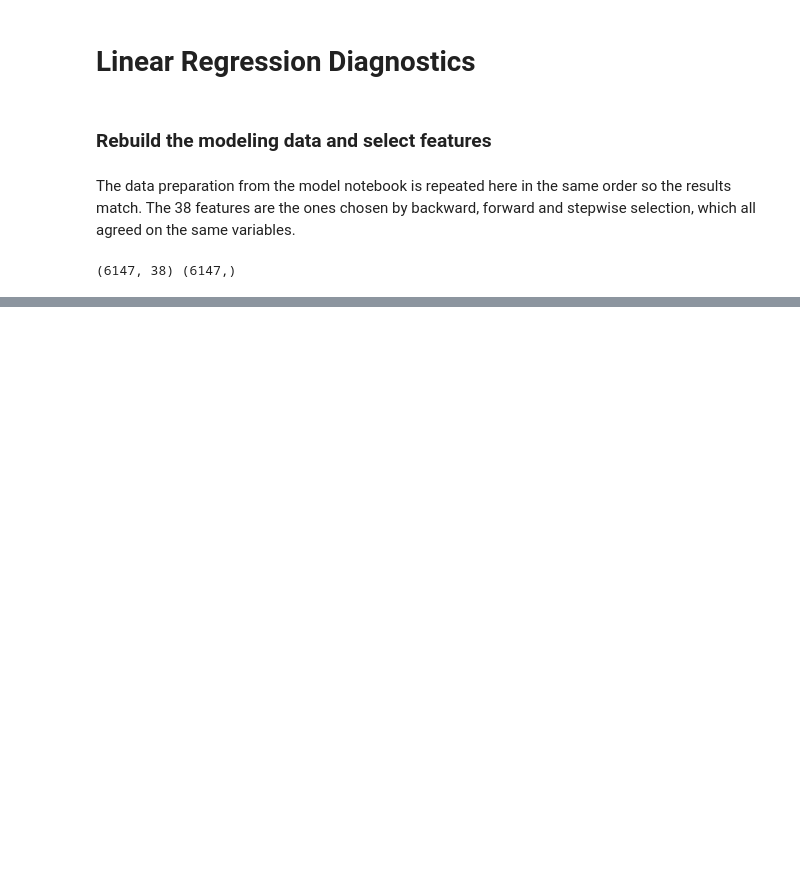
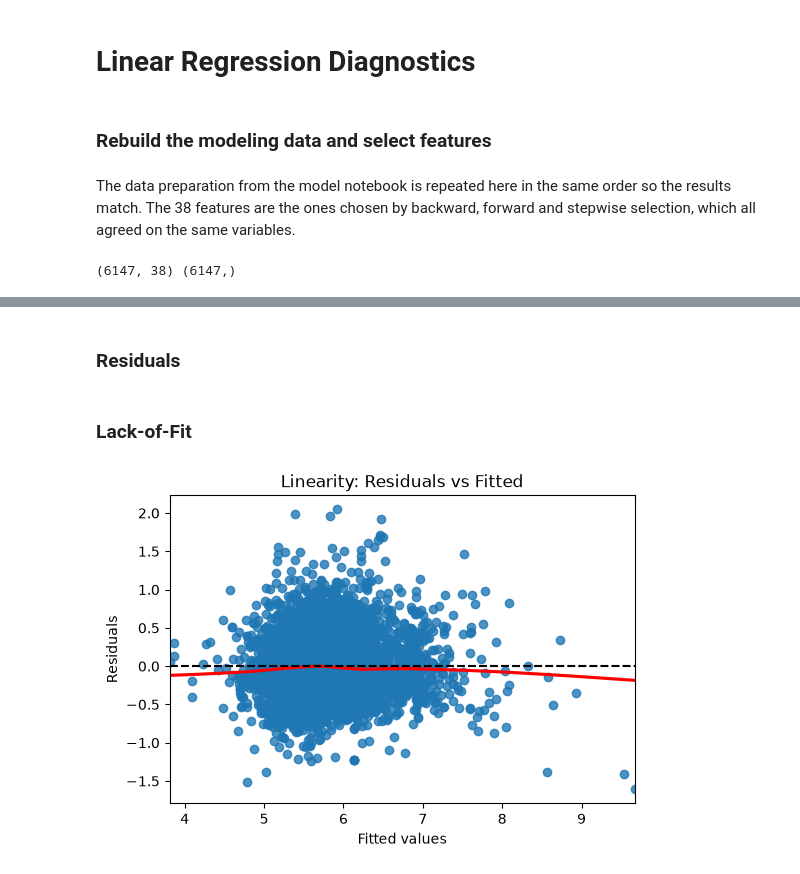
Before and after one commit to seanj2508/nashville_airbnb_ml, a Jupyter notebook: notebooks/diagnostics.ipynb, the cells around one changed output, grey strips where cells are left out. Drawn from its saved outputs; the diff is of its cells as text; code cells hidden in the pictures; blank space fills up the shorter version.

Commit message:
Ran residual and unequal variance testing

```diff
--- a/notebooks/diagnostics.ipynb
+++ b/notebooks/diagnostics.ipynb
@@ -51,0 +54,10 @@ print(X_reduced.shape, y.shape)
+# %%
+import statsmodels.api as sm
+
+# Subset the DataFrame to selected features
+X_selected = X_reduced[selected_features].copy()
+X_selected = sm.add_constant(X_selected)
+model = sm.OLS(y, X_selected).fit()
+
+# Summary with p-values, coefficients, R², etc.
+print(model.summary())
@@ -51,0 +82,24 @@ print(X_reduced.shape, y.shape)
+# %% [markdown]
+### Residuals
+# %%
+import numpy as np
+import seaborn as sns
+import matplotlib.pyplot as plt
+
+from scipy import stats
+
+fitted = model.fittedvalues
+residuals = model.resid
+standardized_residuals = residuals / np.sqrt(model.mse_resid)
+# %% [markdown]
+### Lack-of-Fit
+# %%
+plt.figure(figsize=(6, 4))
+sns.residplot(x=fitted, y=residuals, lowess=True, line_kws={'color': 'red'})
+plt.axhline(0, linestyle='--', color='black')
+plt.xlabel("Fitted values")
+plt.ylabel("Residuals")
+plt.title("Linearity: Residuals vs Fitted")
+plt.show()
+# %% [output]
+[figure, added]
```
Also changed, not shown: parts of 2 cells of this notebook.
